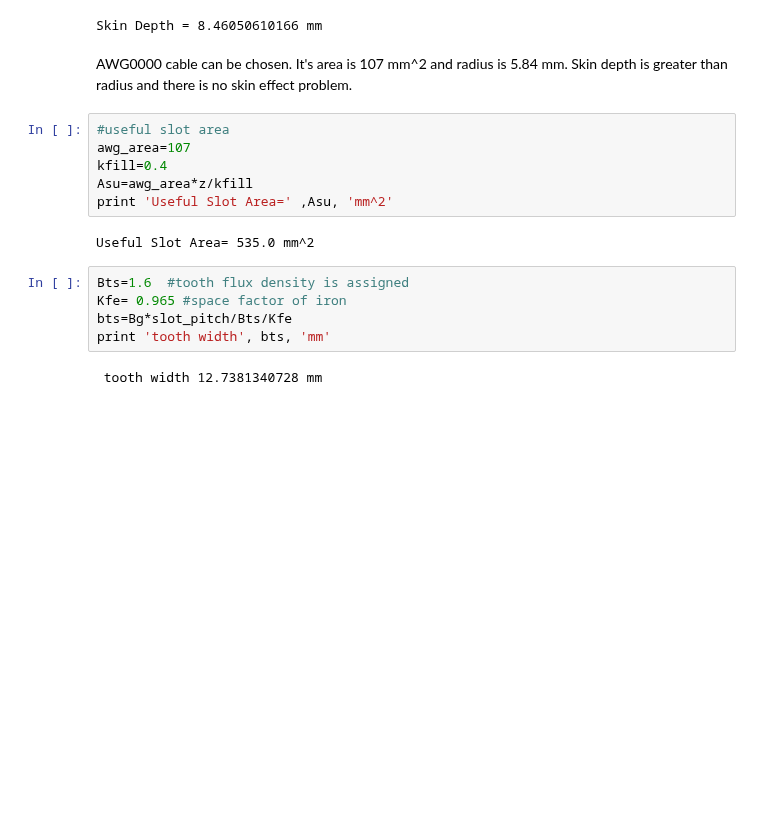
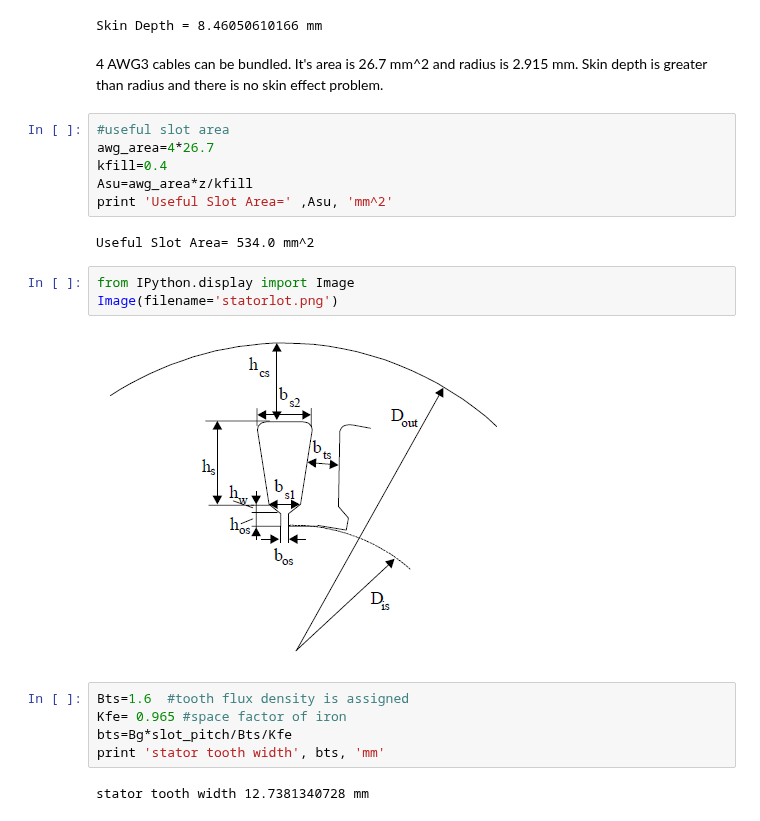
Before and after one commit to odtu/EE564, a Jupyter notebook: TRAIN/LutfiBoyaci/Train Traction Motor Design.ipynb, the cells around one changed output. Drawn from its saved outputs; the diff is of its cells as text; blank space fills up the shorter version.

```diff
--- a/TRAIN/LutfiBoyaci/Train Traction Motor Design.ipynb
+++ b/TRAIN/LutfiBoyaci/Train Traction Motor Design.ipynb
@@ -230,19 +229,24 @@ print 'Skin Depth =', SD ,'mm'
 # %% [output]
 Skin Depth = 8.46050610166 mm
 # %% [markdown]
-AWG0000 cable can be chosen. It's area is 107 mm^2 and radius is 5.84 mm. Skin depth is greater than radius and there is no skin effect problem.
+4 AWG3 cables can be bundled. It's area is 26.7 mm^2 and radius is 2.915 mm. Skin depth is greater than radius and there is no skin effect problem.
 # %%
 #useful slot area
-awg_area=107
+awg_area=4*26.7
 kfill=0.4
 Asu=awg_area*z/kfill
 print 'Useful Slot Area=' ,Asu, 'mm^2'
 # %% [output]
-Useful Slot Area= 535.0 mm^2
+Useful Slot Area= 534.0 mm^2
+# %%
+from IPython.display import Image
+Image(filename='statorlot.png')
+# %% [output]
+[figure, added]
 # %%
 Bts=1.6  #tooth flux density is assigned
 Kfe= 0.965 #space factor of iron
 bts=Bg*slot_pitch/Bts/Kfe
-print 'tooth width', bts, 'mm'
+print 'stator tooth width', bts, 'mm'
 # %% [output]
- tooth width 12.7381340728 mm
+stator tooth width 12.7381340728 mm
```
Also changed, not shown: parts of 4 cells of this notebook.
